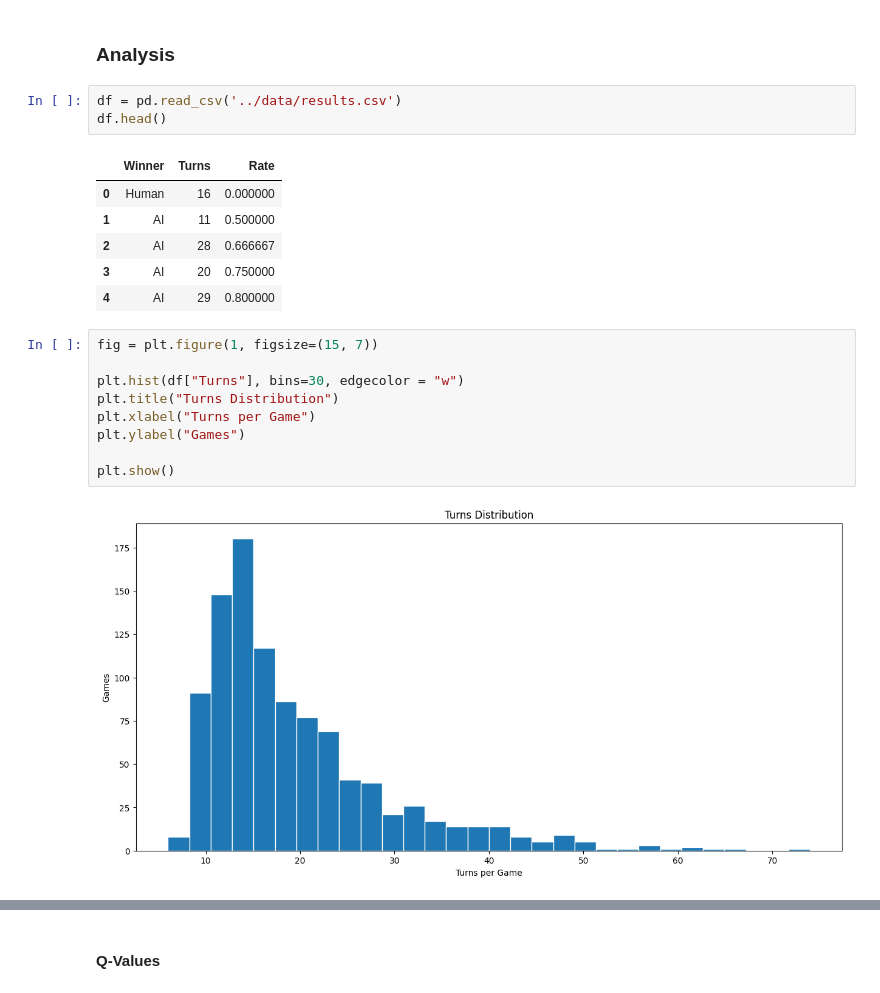
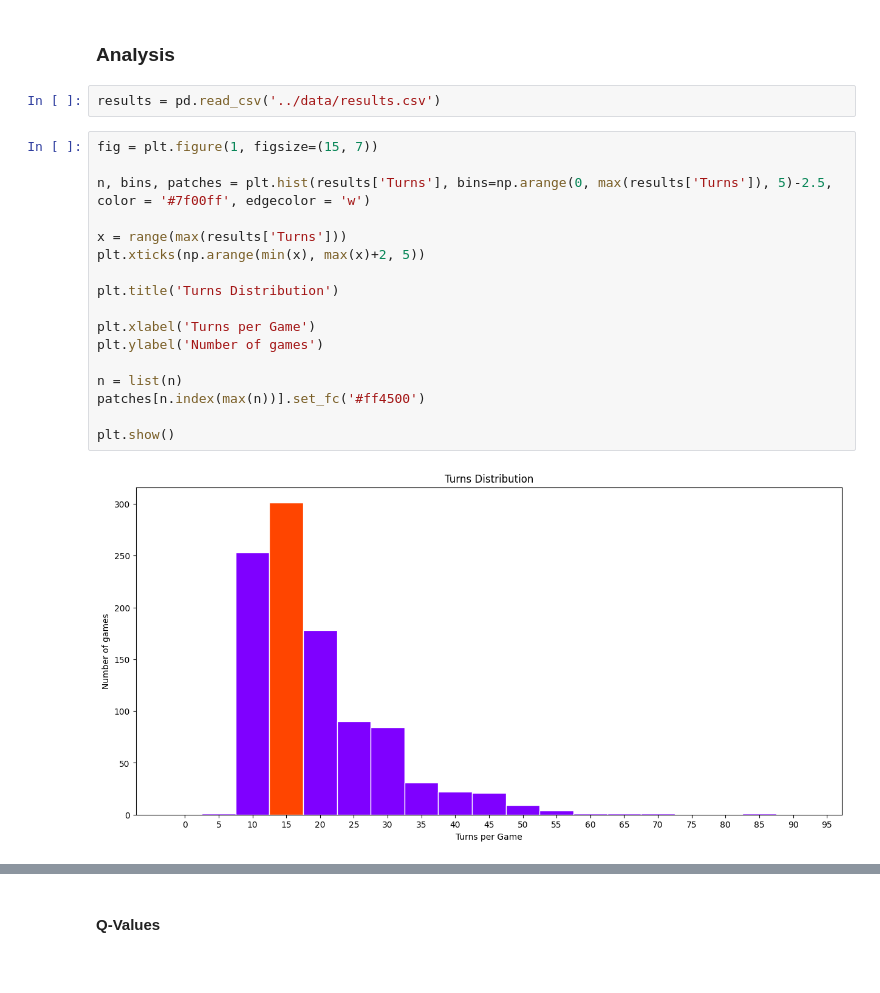
Before and after one commit to andreabazerla/dpcm-card-game, a Jupyter notebook: notebooks/analysis.ipynb, the cells around one changed output, grey strips where cells are left out. Saved outputs shown, nothing was run; the diff lists cells and outputs as text.

```diff
--- a/notebooks/analysis.ipynb
+++ b/notebooks/analysis.ipynb
@@ -10,26 +10,26 @@ import seaborn as sns
 # %% [markdown]
 ### Analysis
 # %%
-df = pd.read_csv('../data/results.csv')
-df.head()
+results = pd.read_csv('../data/results.csv')
-# %% [output]
-|  | Winner | Turns | Rate |
-| 0 | Human | 16 | 0.000000 |
-| 1 | AI | 11 | 0.500000 |
-| 2 | AI | 28 | 0.666667 |
-| 3 | AI | 20 | 0.750000 |
-| 4 | AI | 29 | 0.800000 |
 # %%
 fig = plt.figure(1, figsize=(15, 7))
 
-plt.hist(df["Turns"], bins=30, edgecolor = "w")
-plt.title("Turns Distribution")
-plt.xlabel("Turns per Game")
-plt.ylabel("Games")
+n, bins, patches = plt.hist(results['Turns'], bins=np.arange(0, max(results['Turns']), 5)-2.5, color = '#7f00ff', edgecolor = 'w')
+
+x = range(max(results['Turns']))
+plt.xticks(np.arange(min(x), max(x)+2, 5))
+
+plt.title('Turns Distribution')
+
+plt.xlabel('Turns per Game')
+plt.ylabel('Number of games')
+
+n = list(n)
+patches[n.index(max(n))].set_fc('#ff4500')
 
 plt.show()
 # %% [output]
-[figure, old version]
+[figure, new version]
 # %%
 fig = plt.figure(1, figsize=(15, 7))
 
```
Also changed, not shown: parts of 11 cells of this notebook.
